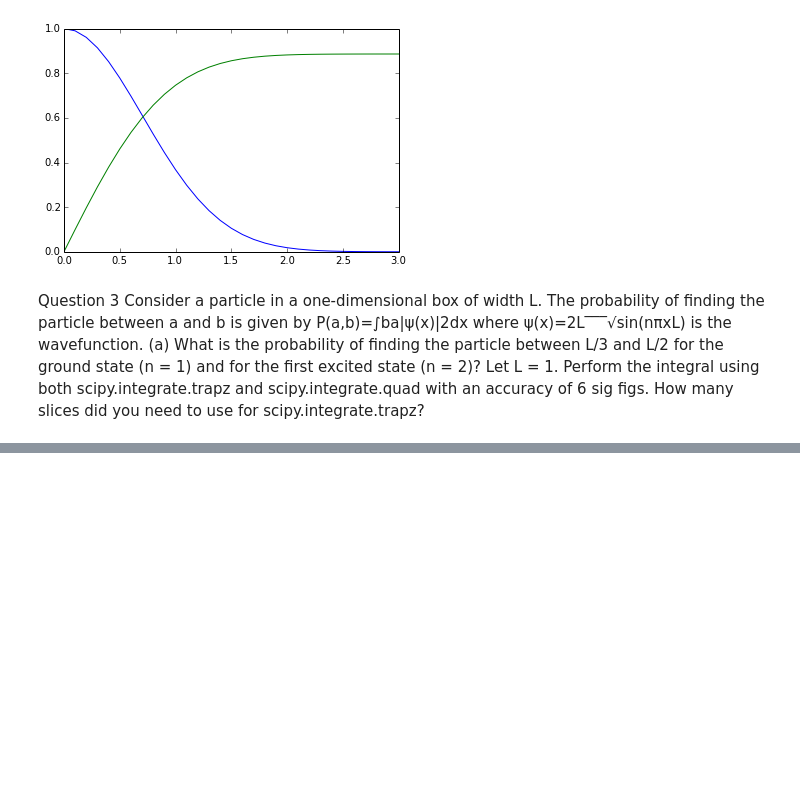
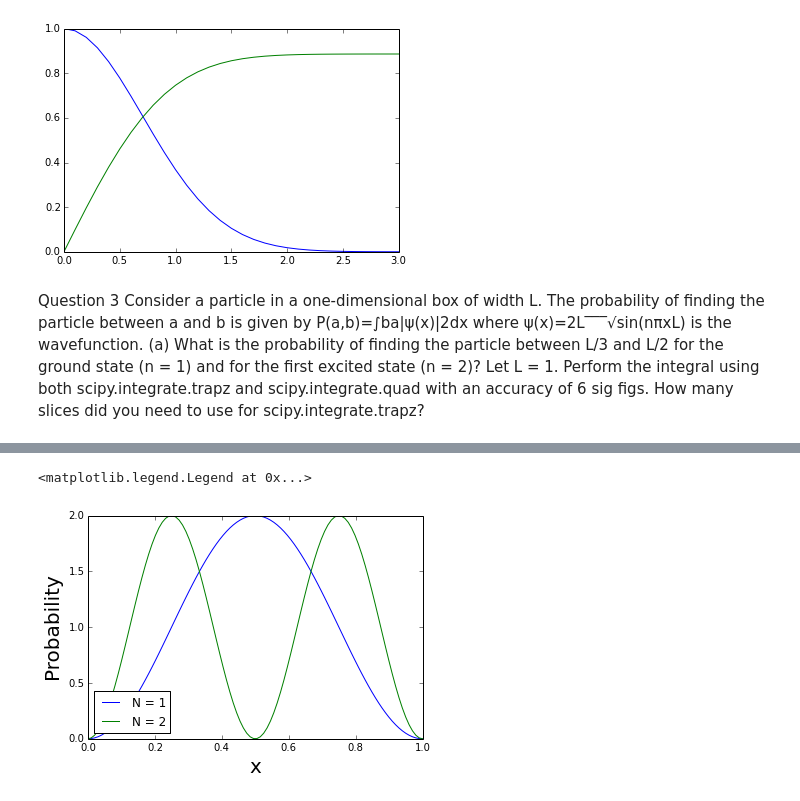
Before and after one commit to eizaguir/PHYS202-S14, a Jupyter notebook: SciPy/IntegrationExcercises.ipynb, the cells around one changed output, grey strips where cells are left out. Saved outputs shown, nothing was run; the diff lists cells and outputs as text; code cells hidden in the pictures; blank space fills up the shorter version.

```diff
--- a/SciPy/IntegrationExcercises.ipynb
+++ b/SciPy/IntegrationExcercises.ipynb
@@ -111,3 +111,24 @@ where
 ψ(x)=2L‾‾‾√sin(nπxL)
 is the wavefunction.
 (a) What is the probability of finding the particle between L/3 and L/2 for the ground state (n = 1) and for the first excited state (n = 2)? Let L = 1. Perform the integral using both scipy.integrate.trapz and scipy.integrate.quad with an accuracy of 6 sig figs. How many slices did you need to use for scipy.integrate.trapz?
+# %%
+from scipy import integrate
+
+L = 1.
+x = linspace(L/3,L/2,num=2,endpoint=True)
+
+#You need ~100 slices to be within 6 sig figs for Trapezoid Method
+#You need ~75 slices to be within 6 sig figs for Quad Method
+for n in [1,2]:
+    eq = (sqrt(2./L) * np.sin((n*np.pi*x)/L))**2
+
+    I = integrate.trapz(eq,x)
+    print "Integrating with Trapezoid method and n = %s: %s"%(n,I)
+    Error = abs(.3044988-I)
+    print "Trapz error = %s"%Error
+    def func(x):
+         return (sqrt(2/L) * np.sin((n*np.pi*x)/L))**2
+    I2 = integrate.quad(func,L/3.,L/2.)
+    print "Integrating with Quad method and n = %s: %s"%(n,I2)
+    Error = abs(.3044988-I)
+    print "Quad Error = %s\n"%Error
@@ -113,0 +145,17 @@ is the wavefunction.
+# %%
+Arr = np.linspace(0,L,100, endpoint = True)
+for n in [1,2]:
+    if n==1:
+        desc = "N = 1"
+    else:
+        desc= "N = 2"
+    eq = (sqrt(2/L)*np.sin((n*np.pi*Arr)/L))**2
+
+    plt.plot(Arr,eq, label = desc)
+    plt.xlabel("x",fontsize=20)
+    plt.ylabel("Probability",fontsize=20)
+
+plt.legend(loc="lower left")
+# %% [output]
+<matplotlib.legend.Legend at 0x...>
+[figure, added]
```
Also changed, not shown: parts of 3 cells of this notebook.
